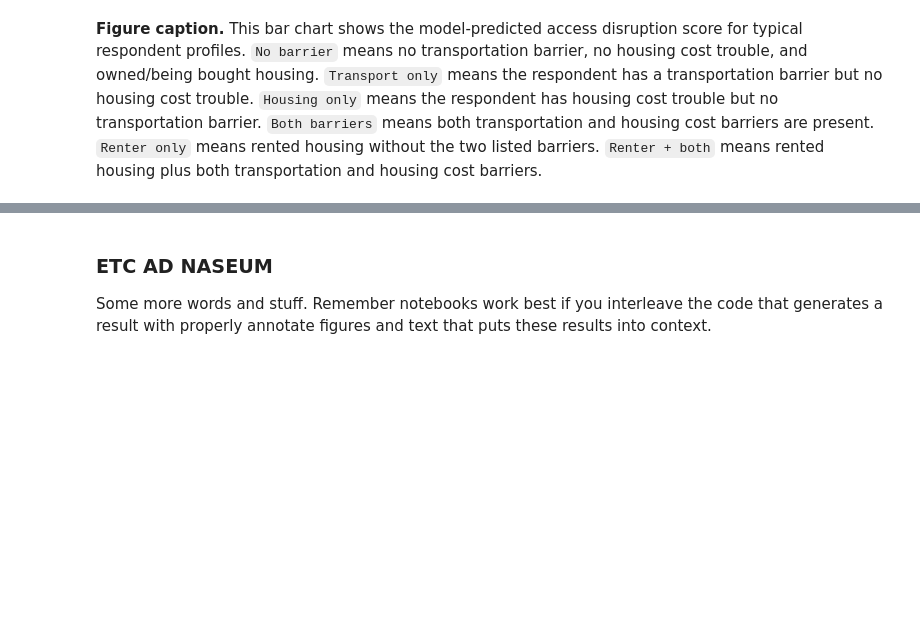
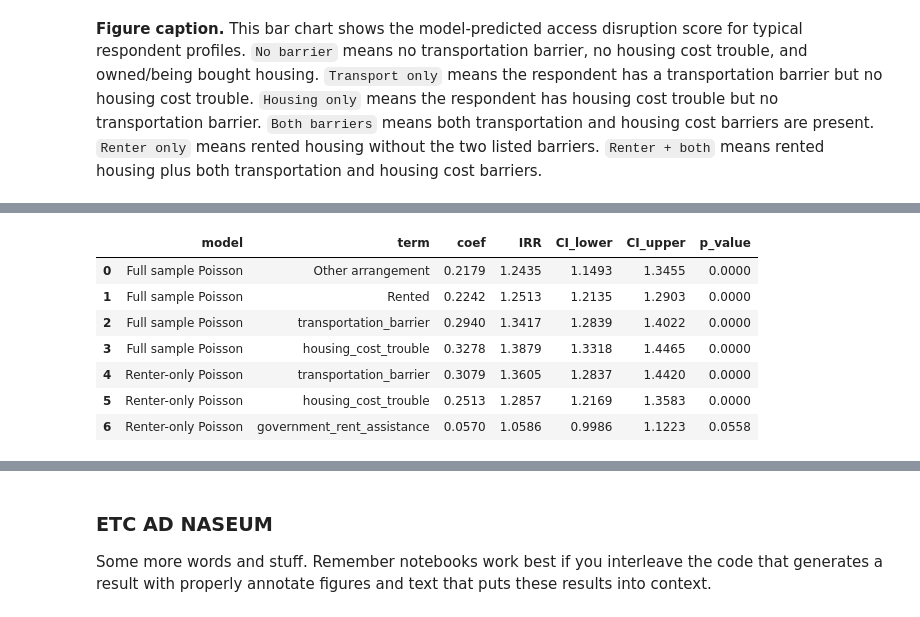
Before and after one commit to COGS108/Group-SP26-079, a Jupyter notebook: 03-FinalProject.ipynb, the cells around one changed output, grey strips where cells are left out. Cells and saved outputs as stored; diff of their text form; code cells hidden in the pictures; blank space fills up the shorter version.

```diff
--- a/03-FinalProject.ipynb
+++ b/03-FinalProject.ipynb
@@ -474,0 +229,14 @@ display(key_results[['model', 'term', 'IRR', 'CI_lower', 'CI_upper', 'p_value']]
+# %%
+nonwhite_key_results = pd.read_csv('results/access_non-white_subsample_key_poisson_results.csv', index_col=False)
+nonwhite_key_results.at[0,'term'] = 'Other arrangement'
+nonwhite_key_results.at[1,'term'] = 'Rented'
+full_key_results.round(4)
+# %% [output]
+|  | model | term | coef | IRR | CI_lower | CI_upper | p_value |
+| 0 | Full sample Poisson | Other arrangement | 0.2179 | 1.2435 | 1.1493 | 1.3455 | 0.0000 |
+| 1 | Full sample Poisson | Rented | 0.2242 | 1.2513 | 1.2135 | 1.2903 | 0.0000 |
+| 2 | Full sample Poisson | transportation_barrier | 0.2940 | 1.3417 | 1.2839 | 1.4022 | 0.0000 |
+| 3 | Full sample Poisson | housing_cost_trouble | 0.3278 | 1.3879 | 1.3318 | 1.4465 | 0.0000 |
+| 4 | Renter-only Poisson | transportation_barrier | 0.3079 | 1.3605 | 1.2837 | 1.4420 | 0.0000 |
+| 5 | Renter-only Poisson | housing_cost_trouble | 0.2513 | 1.2857 | 1.2169 | 1.3583 | 0.0000 |
+| 6 | Renter-only Poisson | government_rent_assistance | 0.0570 | 1.0586 | 0.9986 | 1.1223 | 0.0558 |
```
Also changed, not shown: parts of 23 cells of this notebook.
